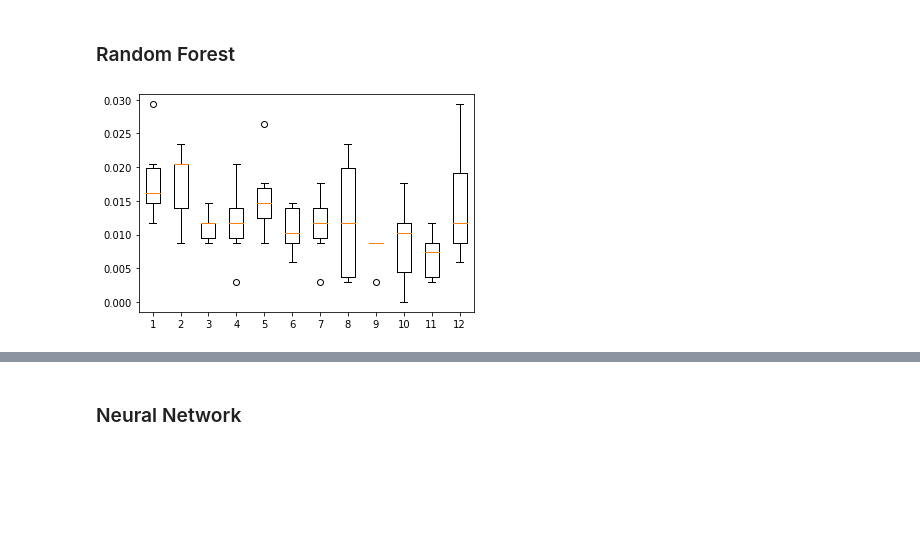
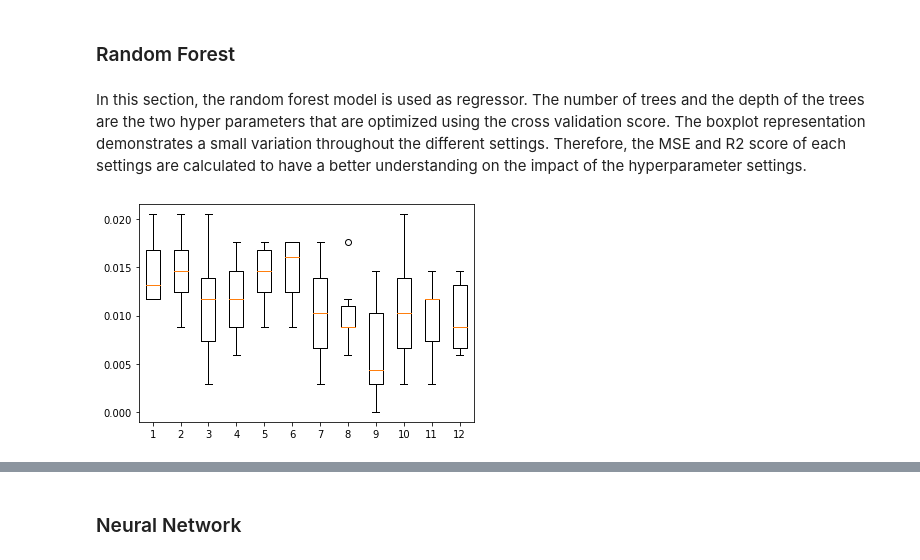
Before and after one commit to BenInTheBox/DataScienceInPractice, a Jupyter notebook: project/code.ipynb, the cells around one changed output, grey strips where cells are left out. Saved outputs shown, nothing was run; the diff lists cells and outputs as text; code cells hidden in the pictures; blank space fills up the shorter version.

```diff
--- a/project/code.ipynb
+++ b/project/code.ipynb
@@ -858,31 +858,33 @@ Real price:  149000  Predicted one:  139793  Error:  6 %
 Real price:  100000  Predicted one:  128987  Error:  -22 %
 # %% [markdown]
 ### Random Forest
+# %% [markdown]
+In this section, the random forest model is used as regressor. The number of trees and the depth of the trees are the two hyper parameters that are optimized using the cross validation score. The boxplot representation demonstrates a small variation throughout the different settings. Therefore, the MSE and R2 score of each settings are calculated to have a better understanding on the impact of the hyperparameter settings.
 # %%
-parameters = [(100, 50), (100, 20), (100, 10), (100, 5), (50, 50), (50, 20), (50, 10), (50, 5),
-              (10, 50), (10, 20), (10, 10), (10, 5)]
+parameters = [(100, 50), (100, 20), (100, 7), (100, 5), (50, 50), (50, 20), (50, 7), (50, 5),
+              (10, 50), (10, 20), (10, 7), (10, 5)]
 
 cross_val = np.zeros((len(parameters), n))
-#mse_report = np.zeros((2, (len(parameters))))
-#r2score_report = np.zeros((2, (len(parameters))))
+mse_report = np.zeros((2, (len(parameters))))
+r2score_report = np.zeros((2, (len(parameters))))
 
 for i, par in enumerate(parameters):
-        reg = RandomForestClassifier(n_estimators=par[0], max_depth=par[1], max_features = 60)
+        reg = RandomForestRegressor(n_estimators=par[0], max_depth=par[1], max_features = 60)
         cross_val[i, :] = cross_val_score(reg, train_input, y_train, cv=cv)
 
-        #reg.fit(train_input, y_train)
-        #y_pred = reg.predict(test_input)
-        #y_pred_train = reg.predict(train_input)
+        reg.fit(train_input, y_train)
+        y_pred = reg.predict(test_input)
+        y_pred_train = reg.predict(train_input)
 
-        #mse_report[0, i] = sqrt(mean_squared_error(y_train, y_pred_train))
-        #r2score_report[0, i] = r2_score(y_train, y_pred_train)
-        #mse_report[1, i] = sqrt(mean_squared_error(y_test, y_pred))
-        #r2score_report[1, i] = r2_score(y_test, y_pred)
+        mse_report[0, i] = sqrt(mean_squared_error(y_train, y_pred_train))
+        r2score_report[0, i] = r2_score(y_train, y_pred_train)
+        mse_report[1, i] = sqrt(mean_squared_error(y_test, y_pred))
+        r2score_report[1, i] = r2_score(y_test, y_pred)
 
 plt.boxplot(cross_val.T)
 mu_perf = np.mean(cross_val, axis=1)
 std_perf = np.std(cross_val, axis=1)
 max_perf = np.max(cross_val, axis=1)
 min_perf = np.min(cross_val, axis=1)
 # %% [output]
-[figure, old version]
+[figure, new version]
```
Also changed, not shown: parts of 6 cells of this notebook.
